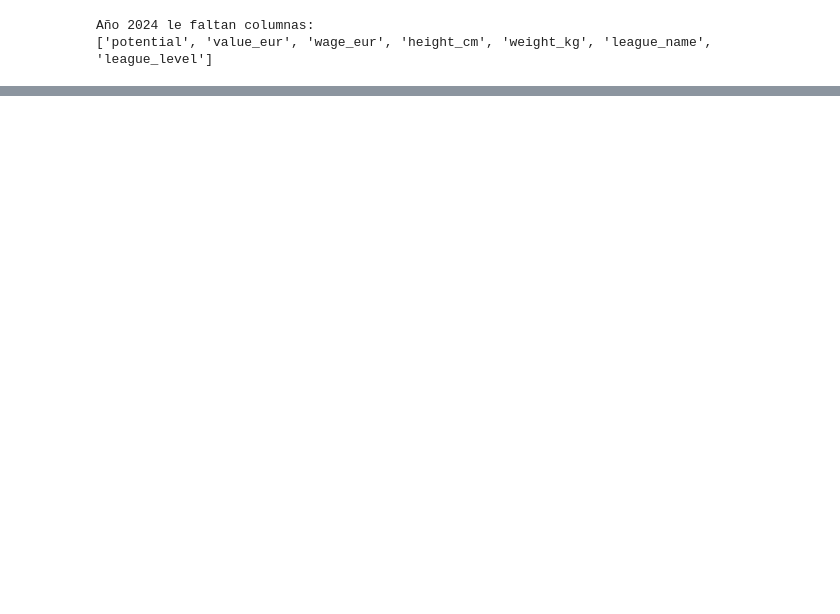
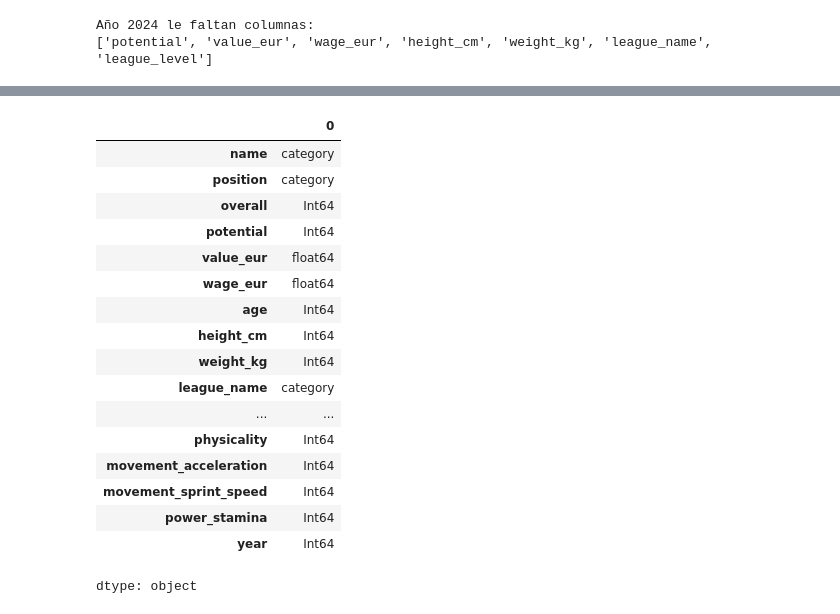
Before and after one commit to MarcosZam13/DataAnalystProject, a Jupyter notebook: DataAnalystProject.ipynb, the cells around one changed output, grey strips where cells are left out. Cells and saved outputs as stored; diff of their text form; code cells hidden in the pictures; blank space fills up the shorter version.

```diff
--- a/DataAnalystProject.ipynb
+++ b/DataAnalystProject.ipynb
@@ -84,3 +81,9 @@ for df in dataframes:
+# %%
+for i in range(len(dataframes)):
+  # Check if the 'Year' column exists in the current dataframe
+  if "Year" in dataframes[i].columns:
+    # If it exists, drop it and update the dataframe in the list
+    dataframes[i] = dataframes[i].drop(columns=["Year"])
 # %%
 #Renombrado de columnas
 rename_dict = {
@@ -224,3 +250,69 @@ InvalidIndexError: Reindexing only valid with uniquely valued Index objects
+# %%
+#Tipado
+
+# columnas categóricas
+categoricas = [
+"name",
+"position",
+"league_name",
+"club",
+"nation",
+"preferred_foot"
+]
+
+# columnas enteras
+enteras = [
+"overall",
+"potential",
+"age",
+"height_cm",
+"weight_kg",
+"weak_foot",
+"skill_moves",
+"pace",
+"shooting",
+"passing",
+"dribbling",
+"defending",
+"physicality",
+"movement_acceleration",
+"movement_sprint_speed",
+"power_stamina",
+"league_level",
+"year"
+]
+
+# columnas float
+floats = [
+"value_eur",
+"wage_eur"
+]
+
+# aplicar tipado
+df_total[categoricas] = df_total[categoricas].astype("category")
+df_total[enteras] = df_total[enteras].astype("Int64")
+df_total[floats] = df_total[floats].astype("float")
+
+df_total.dtypes
+# %% [output]
+|  | 0 |
+| name | category |
+| position | category |
+| overall | Int64 |
+| potential | Int64 |
+| value_eur | float64 |
+| wage_eur | float64 |
+| age | Int64 |
+| height_cm | Int64 |
+| weight_kg | Int64 |
+| league_name | category |
+| ... | ... |
+| physicality | Int64 |
+| movement_acceleration | Int64 |
+| movement_sprint_speed | Int64 |
+| power_stamina | Int64 |
+| year | Int64 |
+dtype: object
 # %%
 #Busqueda de nulos
 nulos = df_total.isnull().sum()
```
Also changed, not shown: parts of 6 cells of this notebook.
